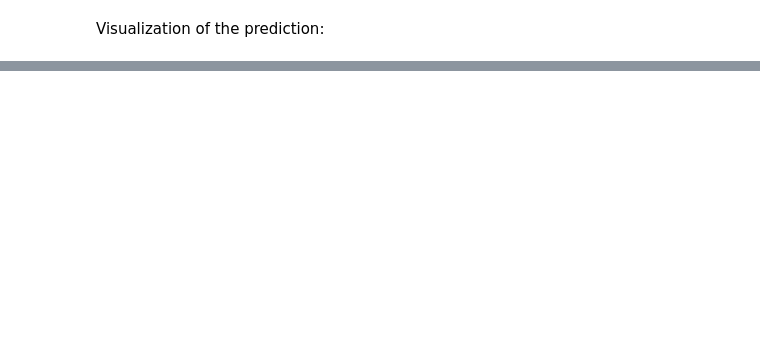
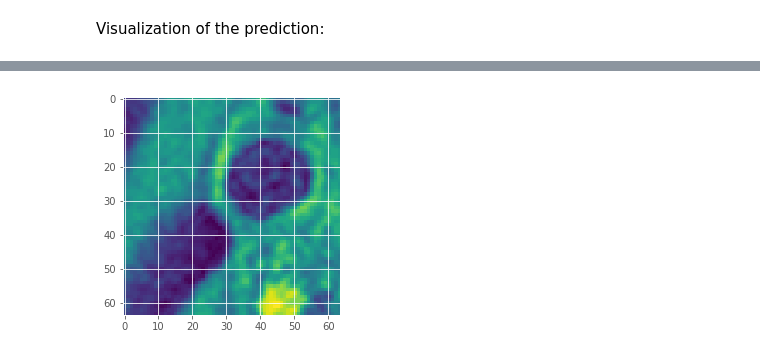
Before and after one commit to lavrovaliz/ur-cara-net, a Jupyter notebook: src/plaq-u-net_training.ipynb, the cells around one changed output, grey strips where cells are left out. Drawn from its saved outputs; the diff is of its cells as text; code cells hidden in the pictures; blank space fills up the shorter version.

```diff
--- a/src/plaq-u-net_training.ipynb
+++ b/src/plaq-u-net_training.ipynb
@@ -697,0 +718,6 @@ AttributeError: 'numpy.ndarray' object has no attribute 'imshow'
+# %%
+plt.imshow(X_test[ix, ..., 0], cmap='viridis')
+#plt.imshow(y_test[ix].squeeze())
+plt.show()
+# %% [output]
+[figure, added]
```
Also changed, not shown: parts of 11 cells of this notebook.
